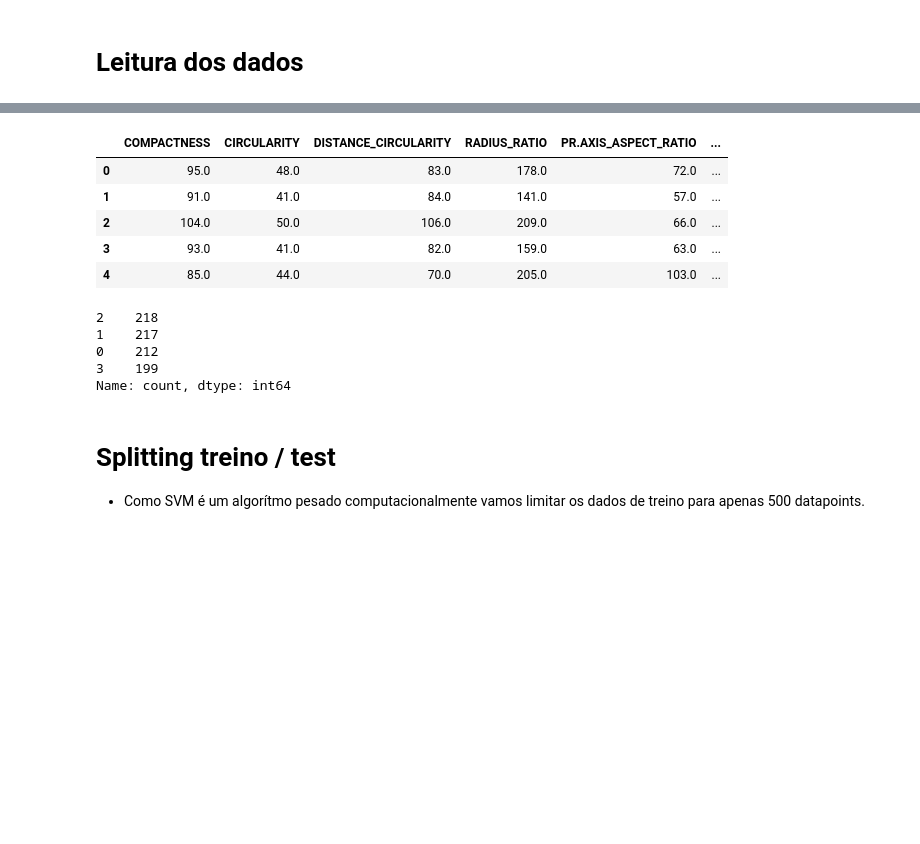
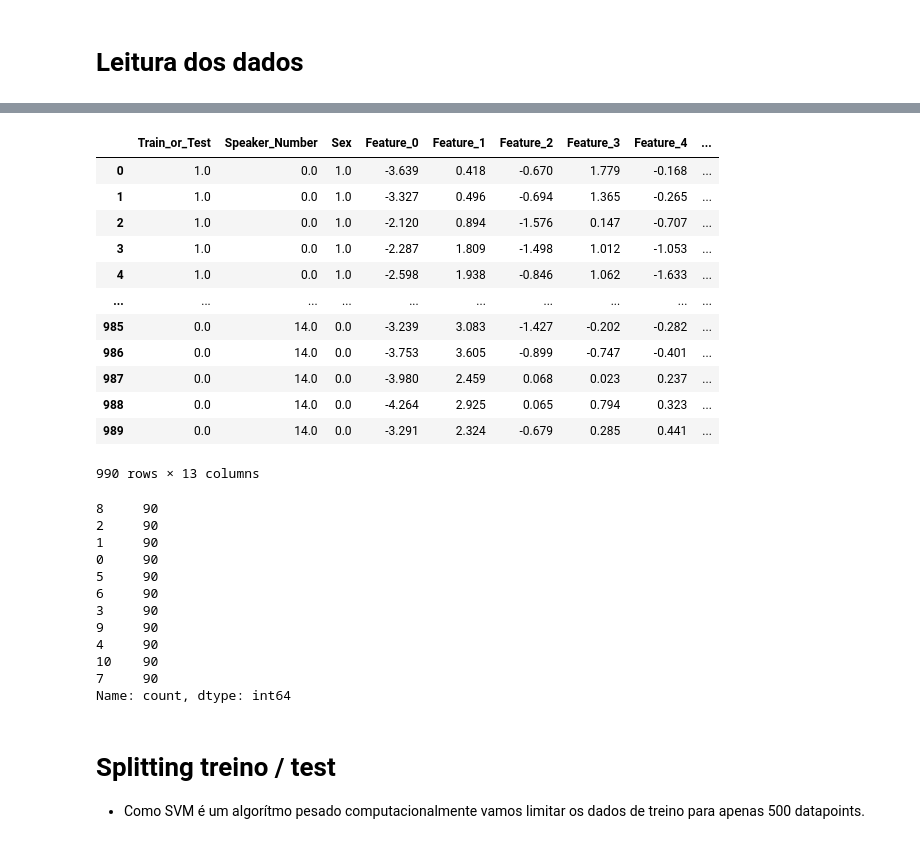
Before and after one commit to webercg/PSO---Inteligencia-de-enxames---otimizacao-hiperparametros, a Jupyter notebook: PSO para tunning de SVM.ipynb, the cells around one changed output, grey strips where cells are left out. Saved outputs shown, nothing was run; the diff lists cells and outputs as text; code cells hidden in the pictures; blank space fills up the shorter version.

```diff
--- a/PSO para tunning de SVM.ipynb
+++ b/PSO para tunning de SVM.ipynb
@@ -33,8 +33,8 @@ from sklearn.svm import SVC
 # %% [markdown]
 # Leitura dos dados
 # %%
-##data = openml.datasets.get_dataset(44)
-data = openml.datasets.get_dataset(54)
+data = openml.datasets.get_dataset(58)
+
 X, y, categorical_indicator, attribute_names = data.get_data(
     dataset_format = "array", target=data.default_target_attribute
 )
@@ -57,16 +57,30 @@ X
-|  | COMPACTNESS | CIRCULARITY | DISTANCE_CIRCULARITY | RADIUS_RATIO | PR.AXIS_ASPECT_RATIO | ... |
-| 0 | 95.0 | 48.0 | 83.0 | 178.0 | 72.0 | ... |
-| 1 | 91.0 | 41.0 | 84.0 | 141.0 | 57.0 | ... |
-| 2 | 104.0 | 50.0 | 106.0 | 209.0 | 66.0 | ... |
-| 3 | 93.0 | 41.0 | 82.0 | 159.0 | 63.0 | ... |
-| 4 | 85.0 | 44.0 | 70.0 | 205.0 | 103.0 | ... |
+|  | Train_or_Test | Speaker_Number | Sex | Feature_0 | Feature_1 | Feature_2 | Feature_3 | Feature_4 | ... |
+| 0 | 1.0 | 0.0 | 1.0 | -3.639 | 0.418 | -0.670 | 1.779 | -0.168 | ... |
+| 1 | 1.0 | 0.0 | 1.0 | -3.327 | 0.496 | -0.694 | 1.365 | -0.265 | ... |
+| 2 | 1.0 | 0.0 | 1.0 | -2.120 | 0.894 | -1.576 | 0.147 | -0.707 | ... |
+| 3 | 1.0 | 0.0 | 1.0 | -2.287 | 1.809 | -1.498 | 1.012 | -1.053 | ... |
+| 4 | 1.0 | 0.0 | 1.0 | -2.598 | 1.938 | -0.846 | 1.062 | -1.633 | ... |
+| ... | ... | ... | ... | ... | ... | ... | ... | ... | ... |
+| 985 | 0.0 | 14.0 | 0.0 | -3.239 | 3.083 | -1.427 | -0.202 | -0.282 | ... |
+| 986 | 0.0 | 14.0 | 0.0 | -3.753 | 3.605 | -0.899 | -0.747 | -0.401 | ... |
+| 987 | 0.0 | 14.0 | 0.0 | -3.980 | 2.459 | 0.068 | 0.023 | 0.237 | ... |
+| 988 | 0.0 | 14.0 | 0.0 | -4.264 | 2.925 | 0.065 | 0.794 | 0.323 | ... |
+| 989 | 0.0 | 14.0 | 0.0 | -3.291 | 2.324 | -0.679 | 0.285 | 0.441 | ... |
+990 rows × 13 columns
 # %%
 y.value_counts()
 # %% [output]
-2    218
-1    217
-0    212
-3    199
+8     90
+2     90
+1     90
+0     90
+5     90
+6     90
+3     90
+9     90
+4     90
+10    90
+7     90
 Name: count, dtype: int64
 # %%
 num_columns = X.select_dtypes(include=['int32', 'int8', 'int64', 'float64', 'float32', 'float16']).columns
```
Also changed, not shown: parts of 30 cells of this notebook, 3 other files.
